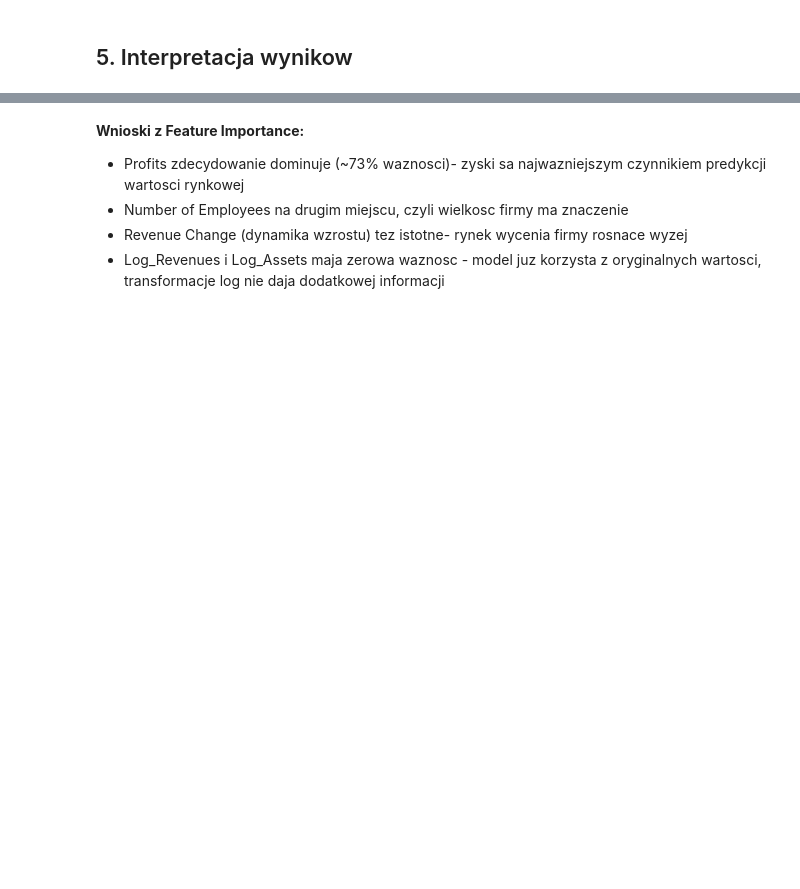
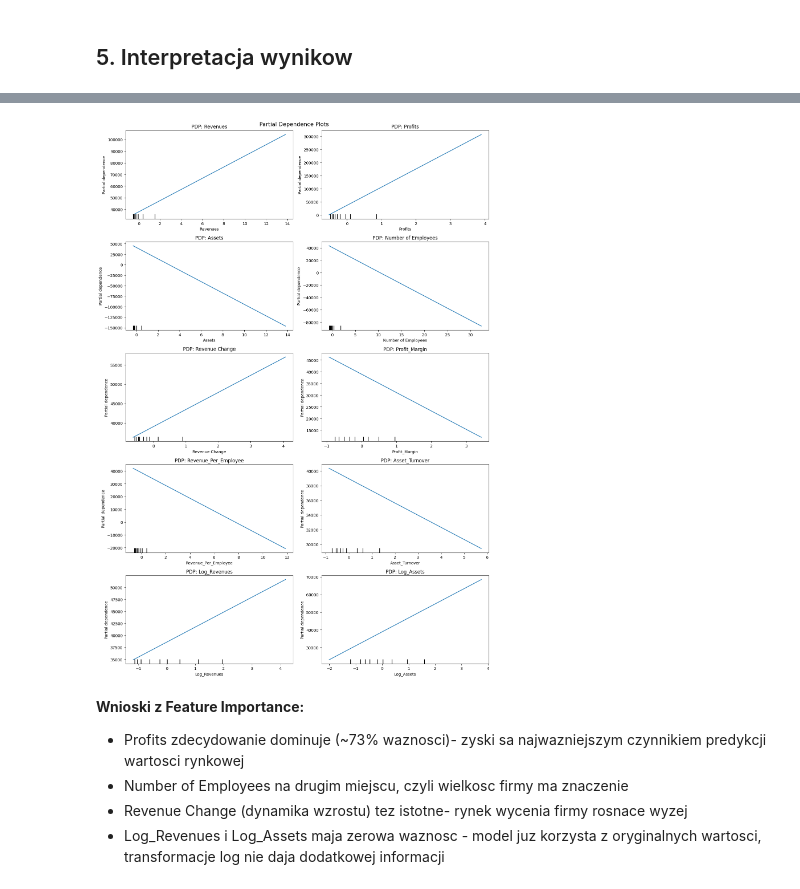
Before and after one commit to Mati0106/pg_2026, a Jupyter notebook: users/apapas/notebook.ipynb, the cells around one changed output, grey strips where cells are left out. Saved outputs shown, nothing was run; the diff lists cells and outputs as text; code cells hidden in the pictures; blank space fills up the shorter version.

```diff
--- a/users/apapas/notebook.ipynb
+++ b/users/apapas/notebook.ipynb
@@ -102,24 +249,32 @@ for fname in ["feature_importance", "shap_summary", "shap_bar"]:
 # %%
+import math
 from sklearn.inspection import PartialDependenceDisplay
 
-# PDP dla 4 najwazniejszych cech
-paired_imp = list(zip(features, importance))
-paired_imp.sort(key=lambda x: x[1], reverse=True)
-top_4 = [feat for feat, _ in paired_imp[:4]]
+# PDP dla wszystkich cech
+n = len(features)
+ncols = 2
+nrows = math.ceil(n / ncols)
 
-fig, axes = plt.subplots(2, 2, figsize=(12, 10))
-ax_list = [axes[0, 0], axes[0, 1], axes[1, 0], axes[1, 1]]
-for feat, ax in zip(top_4, ax_list):
+fig, axes = plt.subplots(nrows, ncols, figsize=(14, nrows * 4))
+ax_list = axes.flatten()
+
+for i, feat in enumerate(features):
     idx = features.index(feat)
     PartialDependenceDisplay.from_estimator(
         best_model, X_test, features=[idx],
-        feature_names=features, ax=ax, kind="average"
+        feature_names=features, ax=ax_list[i], kind="average"
     )
-    ax.set_title(f"PDP: {feat}")
+    ax_list[i].set_title(f"PDP: {feat}")
+
+for j in range(n, len(ax_list)):
+    ax_list[j].set_visible(False)
 
 plt.suptitle("Partial Dependence Plots", fontsize=14)
 plt.tight_layout()
+plt.savefig("wyniki/pdp_plots.png", dpi=150, bbox_inches="tight")
 plt.show()
+# %% [output]
+[figure, added]
 # %% [markdown]
 **Wnioski z Feature Importance:**
 - Profits zdecydowanie dominuje (~73% waznosci)- zyski sa najwazniejszym czynnikiem predykcji wartosci rynkowej
```
Also changed, not shown: parts of 16 cells of this notebook, 14 other files.
